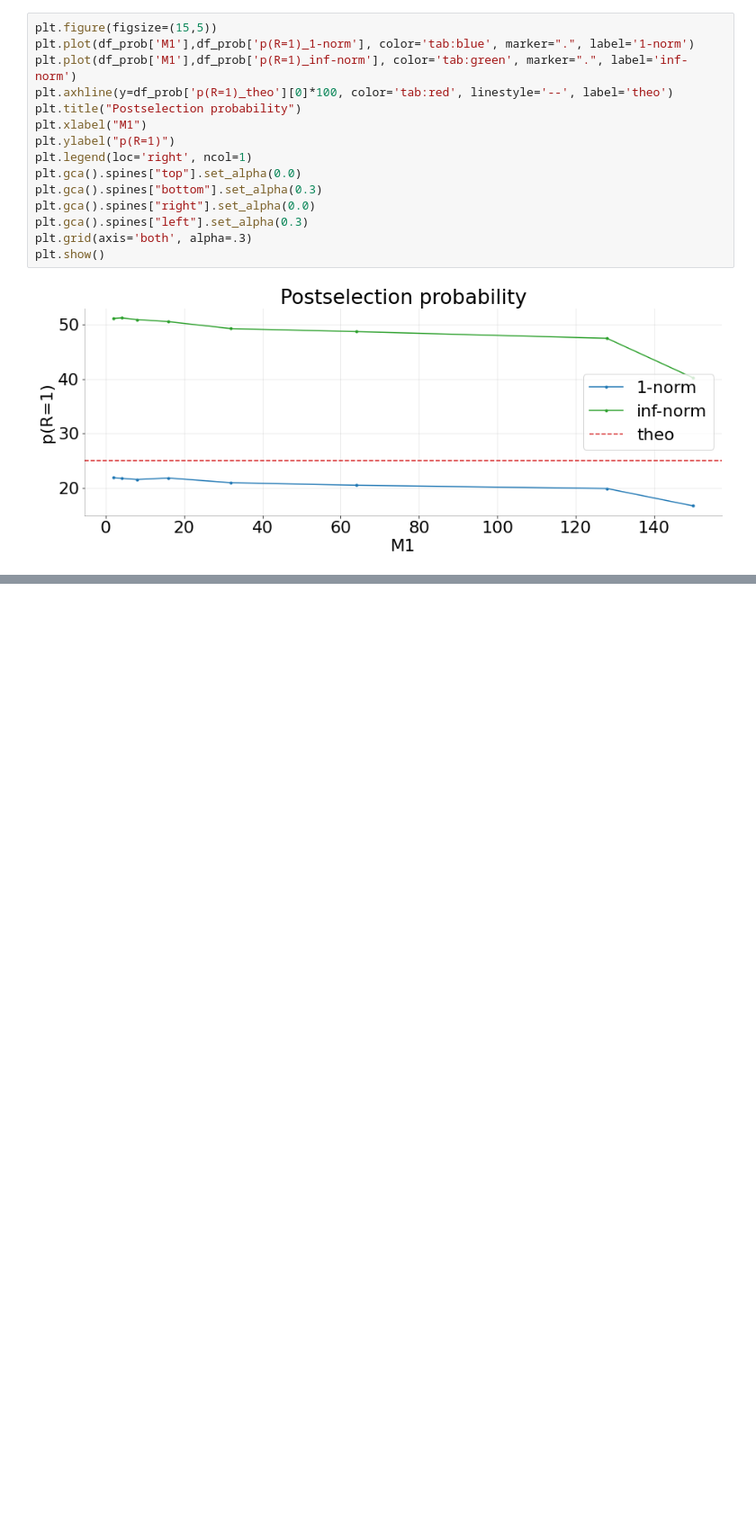
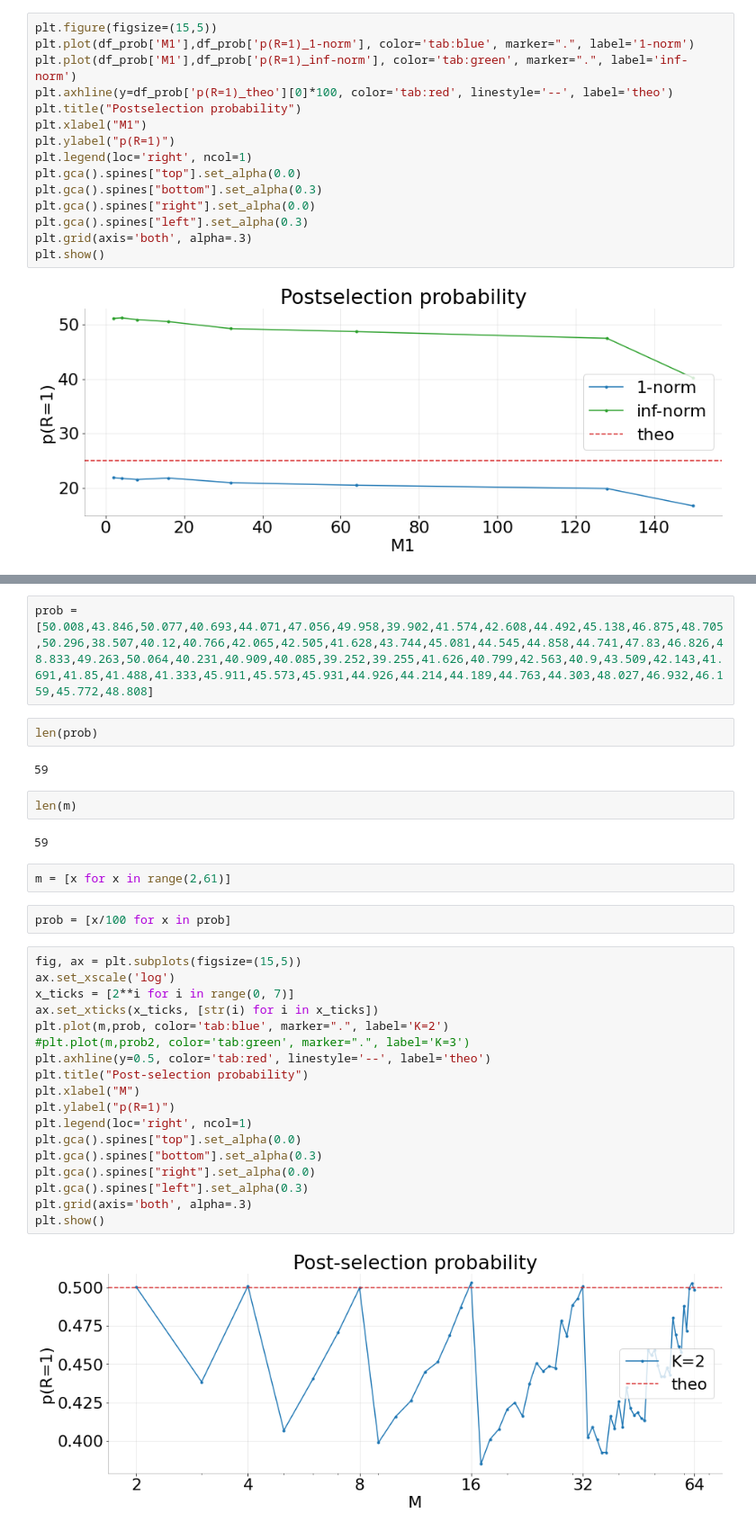
Before and after one commit to AlessandroPoggiali/QKmeans, a Jupyter notebook: test_analysis.ipynb, the cells around one changed output, grey strips where cells are left out. Shown at 90% size. Saved outputs shown, nothing was run; the diff lists cells and outputs as text; blank space fills up the shorter version.

Commit message:
prob test2

```diff
--- a/test_analysis.ipynb
+++ b/test_analysis.ipynb
@@ -418,0 +421,34 @@ plt.show()
+# %%
+prob = [50.008,43.846,50.077,40.693,44.071,47.056,49.958,39.902,41.574,42.608,44.492,45.138,46.875,48.705,50.296,38.507,40.12,40.766,42.065,42.505,41.628,43.744,45.081,44.545,44.858,44.741,47.83,46.826,48.833,49.263,50.064,40.231,40.909,40.085,39.252,39.255,41.626,40.799,42.563,40.9,43.509,42.143,41.691,41.85,41.488,41.333,45.911,45.573,45.931,44.926,44.214,44.189,44.763,44.303,48.027,46.932,46.159,45.772,48.808]
+# %%
+len(prob)
+# %% [output]
+59
+# %%
+len(m)
+# %% [output]
+59
+# %%
+m = [x for x in range(2,61)]
+# %%
+prob = [x/100 for x in prob]
+# %%
+fig, ax = plt.subplots(figsize=(15,5))
+ax.set_xscale('log')
+x_ticks = [2**i for i in range(0, 7)]
+ax.set_xticks(x_ticks, [str(i) for i in x_ticks])
+plt.plot(m,prob, color='tab:blue', marker=".", label='K=2')
+#plt.plot(m,prob2, color='tab:green', marker=".", label='K=3')
+plt.axhline(y=0.5, color='tab:red', linestyle='--', label='theo')
+plt.title("Post-selection probability")
+plt.xlabel("M")
+plt.ylabel("p(R=1)")
+plt.legend(loc='right', ncol=1)
+plt.gca().spines["top"].set_alpha(0.0)
+plt.gca().spines["bottom"].set_alpha(0.3)
+plt.gca().spines["right"].set_alpha(0.0)
+plt.gca().spines["left"].set_alpha(0.3)
+plt.grid(axis='both', alpha=.3)
+plt.show()
+# %% [output]
+[figure, added]
```
Also changed, not shown: parts of 13 cells of this notebook, 1 other file.
